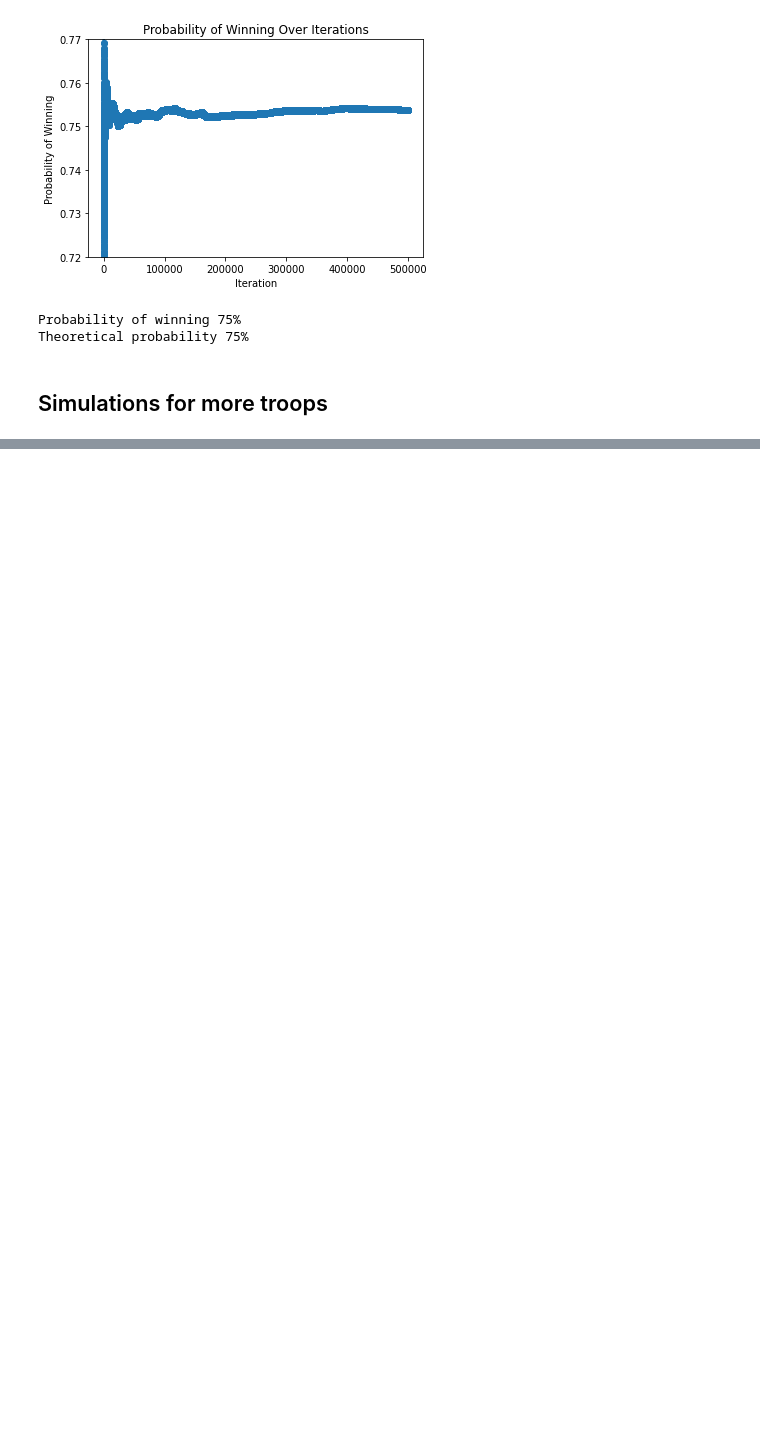
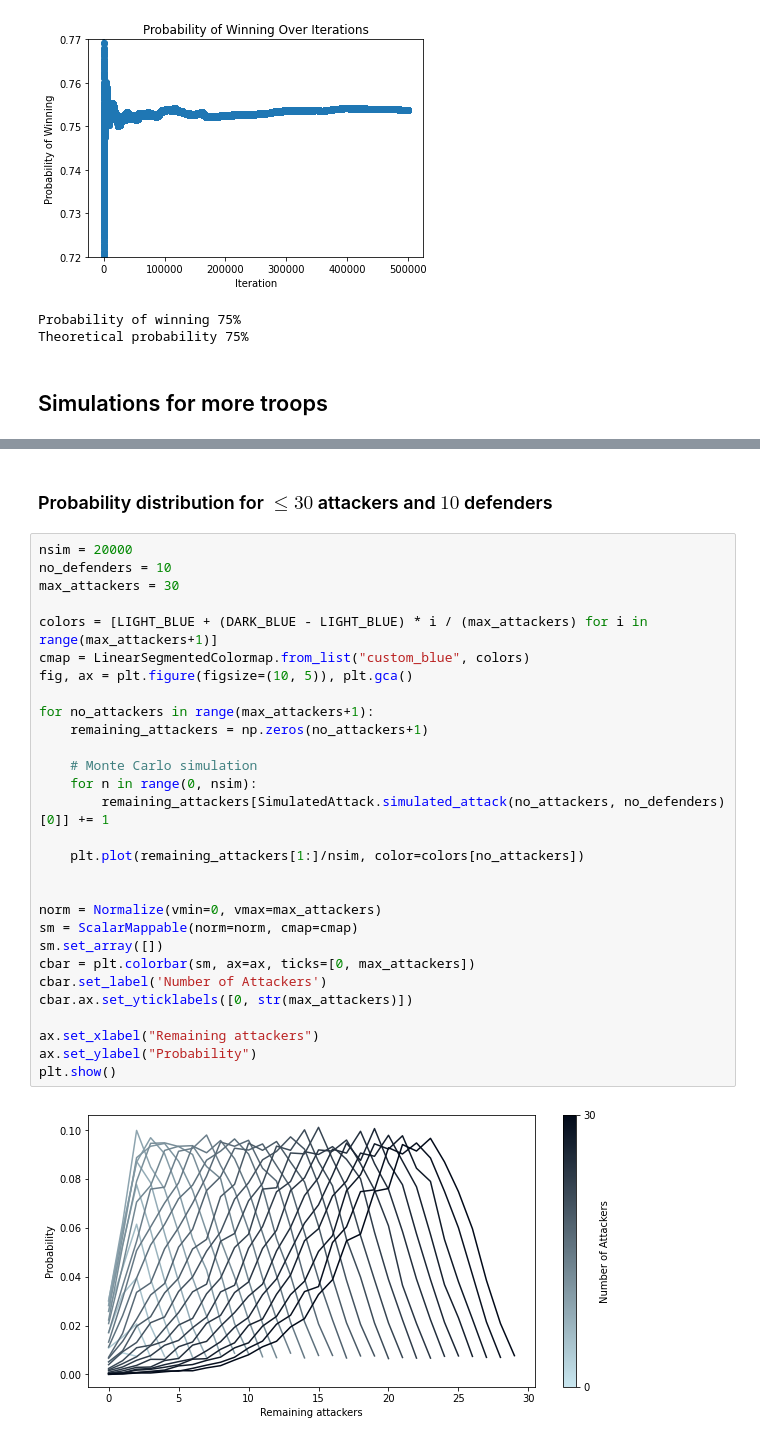
Before and after one commit to PontusHovb/Risk-Game, a Jupyter notebook: Monte Carlo Simulations.ipynb, the cells around one changed output, grey strips where cells are left out. Drawn from its saved outputs; the diff is of its cells as text; blank space fills up the shorter version.

```diff
--- a/Monte Carlo Simulations.ipynb
+++ b/Monte Carlo Simulations.ipynb
@@ -110,0 +139,33 @@ plt.show()
+# %% [markdown]
+### Probability distribution for $\le 30$ attackers and $10$ defenders
+# %%
+nsim = 20000
+no_defenders = 10
+max_attackers = 30
+
+colors = [LIGHT_BLUE + (DARK_BLUE - LIGHT_BLUE) * i / (max_attackers) for i in range(max_attackers+1)]
+cmap = LinearSegmentedColormap.from_list("custom_blue", colors)
+fig, ax = plt.figure(figsize=(10, 5)), plt.gca()
+
+for no_attackers in range(max_attackers+1):
+    remaining_attackers = np.zeros(no_attackers+1)
+
+    # Monte Carlo simulation
+    for n in range(0, nsim):
+        remaining_attackers[SimulatedAttack.simulated_attack(no_attackers, no_defenders)[0]] += 1
+
+    plt.plot(remaining_attackers[1:]/nsim, color=colors[no_attackers])
+
+
+norm = Normalize(vmin=0, vmax=max_attackers)
+sm = ScalarMappable(norm=norm, cmap=cmap)
+sm.set_array([])
+cbar = plt.colorbar(sm, ax=ax, ticks=[0, max_attackers])
+cbar.set_label('Number of Attackers')
+cbar.ax.set_yticklabels([0, str(max_attackers)])
+
+ax.set_xlabel("Remaining attackers")
+ax.set_ylabel("Probability")
+plt.show()
+# %% [output]
+[figure, added]
```
Also changed, not shown: parts of 7 cells of this notebook, 1 other file.
